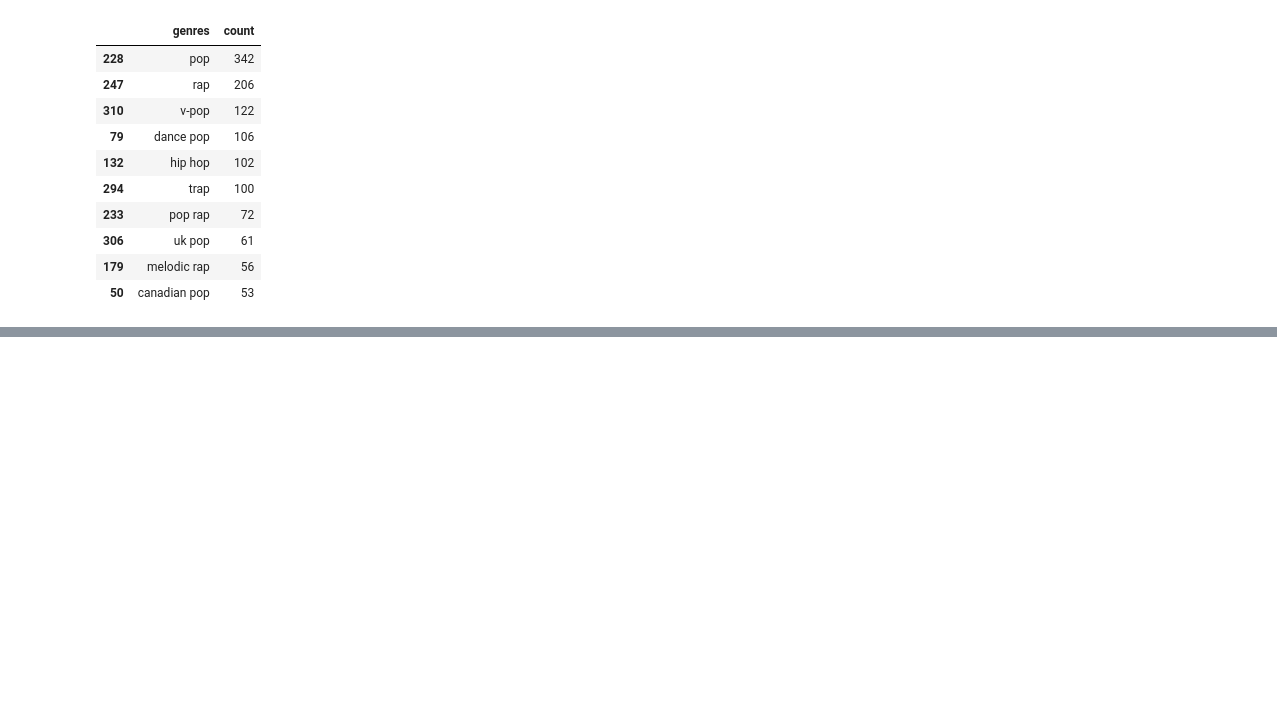
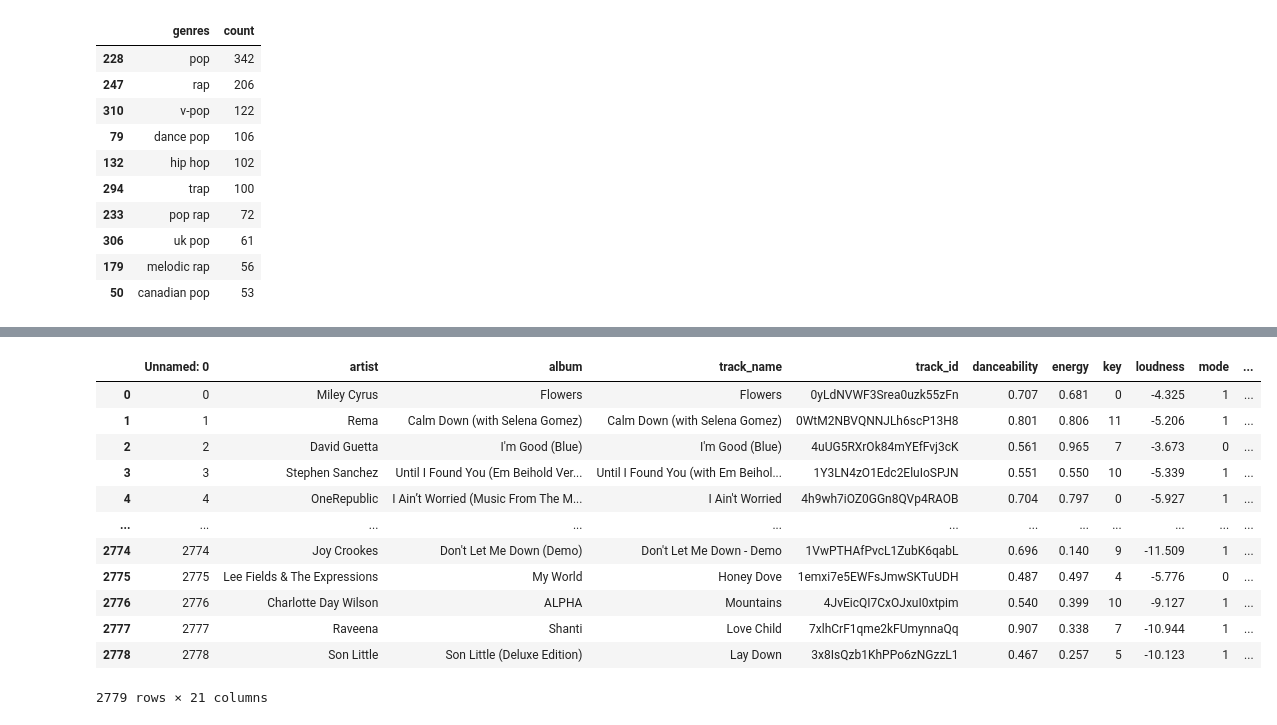
Before and after one commit to lphan1812/spotify-project, a Jupyter notebook: Spotify_project.ipynb, the cells around one changed output, grey strips where cells are left out. Saved outputs shown, nothing was run; the diff lists cells and outputs as text; code cells hidden in the pictures; blank space fills up the shorter version.

```diff
--- a/Spotify_project.ipynb
+++ b/Spotify_project.ipynb
@@ -533,0 +585,20 @@ fig.show()
+# %%
+mood = pd.read_csv('mood_data.csv')
+# %%
+moods = mood[~(mood['vibe'] == 'angry')]
+# %%
+moods
+# %% [output]
+|  | Unnamed: 0 | artist | album | track_name | track_id | danceability | energy | key | loudness | mode | ... |
+| 0 | 0 | Miley Cyrus | Flowers | Flowers | 0yLdNVWF3Srea0uzk55zFn | 0.707 | 0.681 | 0 | -4.325 | 1 | ... |
+| 1 | 1 | Rema | Calm Down (with Selena Gomez) | Calm Down (with Selena Gomez) | 0WtM2NBVQNNJLh6scP13H8 | 0.801 | 0.806 | 11 | -5.206 | 1 | ... |
+| 2 | 2 | David Guetta | I'm Good (Blue) | I'm Good (Blue) | 4uUG5RXrOk84mYEfFvj3cK | 0.561 | 0.965 | 7 | -3.673 | 0 | ... |
+| 3 | 3 | Stephen Sanchez | Until I Found You (Em Beihold Ver... | Until I Found You (with Em Beihol... | 1Y3LN4zO1Edc2EluIoSPJN | 0.551 | 0.550 | 10 | -5.339 | 1 | ... |
+| 4 | 4 | OneRepublic | I Ain’t Worried (Music From The M... | I Ain't Worried | 4h9wh7iOZ0GGn8QVp4RAOB | 0.704 | 0.797 | 0 | -5.927 | 1 | ... |
+| ... | ... | ... | ... | ... | ... | ... | ... | ... | ... | ... | ... |
+| 2774 | 2774 | Joy Crookes | Don't Let Me Down (Demo) | Don't Let Me Down - Demo | 1VwPTHAfPvcL1ZubK6qabL | 0.696 | 0.140 | 9 | -11.509 | 1 | ... |
+| 2775 | 2775 | Lee Fields & The Expressions | My World | Honey Dove | 1emxi7e5EWFsJmwSKTuUDH | 0.487 | 0.497 | 4 | -5.776 | 0 | ... |
+| 2776 | 2776 | Charlotte Day Wilson | ALPHA | Mountains | 4JvEicQI7CxOJxuI0xtpim | 0.540 | 0.399 | 10 | -9.127 | 1 | ... |
+| 2777 | 2777 | Raveena | Shanti | Love Child | 7xlhCrF1qme2kFUmynnaQq | 0.907 | 0.338 | 7 | -10.944 | 1 | ... |
+| 2778 | 2778 | Son Little | Son Little (Deluxe Edition) | Lay Down | 3x8IsQzb1KhPPo6zNGzzL1 | 0.467 | 0.257 | 5 | -10.123 | 1 | ... |
+2779 rows × 21 columns
```
Also changed, not shown: parts of 18 cells of this notebook, 2 other files.
